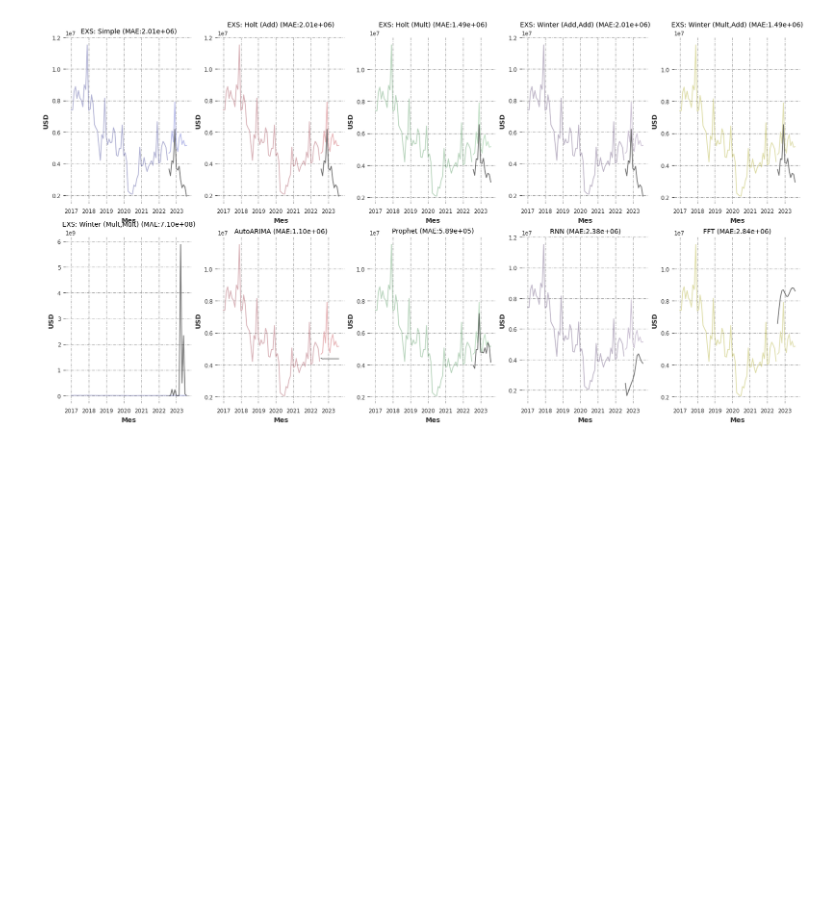
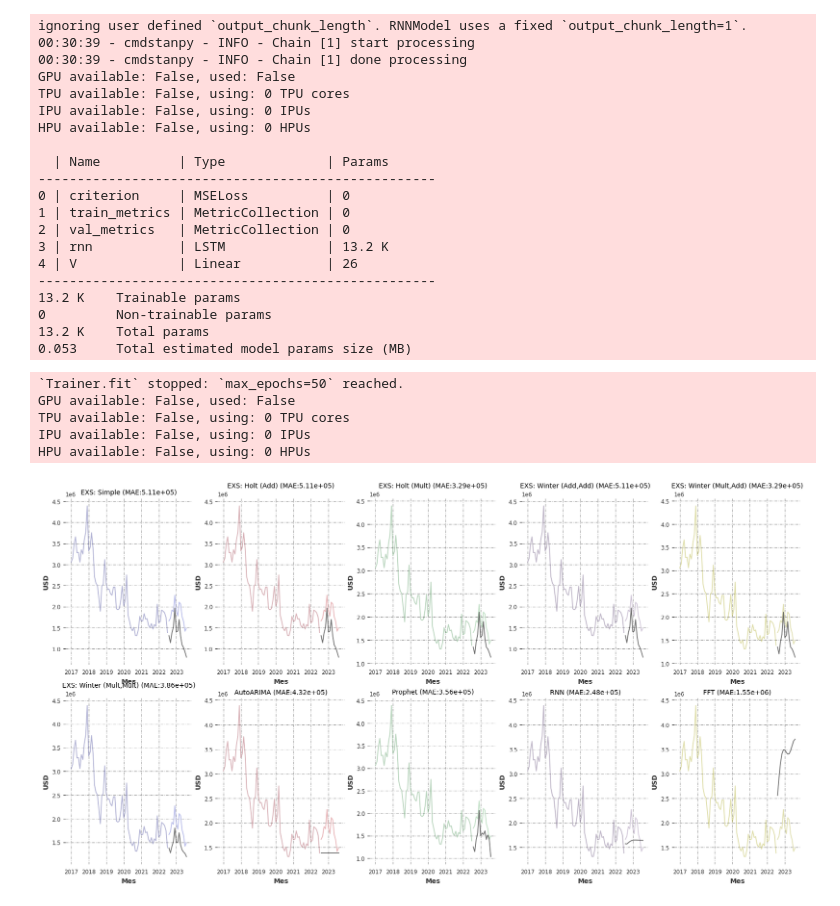
Before and after one commit to waldof86/AST, a Jupyter notebook: TP2/TP2 darts v2.ipynb, the cells around one changed output. Saved outputs shown, nothing was run; the diff lists cells and outputs as text; code cells hidden in the pictures; blank space fills up the shorter version.

```diff
--- a/TP2/TP2 darts v2.ipynb
+++ b/TP2/TP2 darts v2.ipynb
@@ -163,0 +200,33 @@ HPU available: False, using: 0 HPUs
+# %%
+serie = 'v_retail'
+data, data_ts, train, train_ts, test, test_ts = prepararDatos(df, 'mes', serie)
+resultados, predicciones = modelosDarts(train_ts, test_ts)
+
+modelos_nombres = [
+                'EXS: Simple'
+                ,'EXS: Holt (Add)'
+                ,'EXS: Holt (Mult)'
+                ,'EXS: Winter (Add,Add)'
+                ,'EXS: Winter (Mult,Add)'
+                ,'EXS: Winter (Mult,Mult)'
+                ,'AutoARIMA'
+                ,'Prophet'
+                ,'RNN'
+                ,'FFT'
+                ]
+
+p1, axes = plt.subplots(2,5,figsize=(20,10), sharex=False, sharey=False)
+
+
+for i in range(2):
+    for j in range(5):
+        axes[i,j].plot(train['y'], color = dark_palette[j], alpha=0.4)
+        axes[i,j].plot(test['y'], color = light_palette[j], alpha=0.8)
+        axes[i,j].plot(predicciones.iloc[:,i*5+j], color = '#111111', alpha=0.6)
+        axes[i,j].set_xlabel('Mes')
+        axes[i,j].set_ylabel('USD')
+        axes[i,j].set_title(f"{modelos_nombres[i*5+j]} (MAE:{resultados['MAE'][i*5+j]:.2e})")
+        axes[i,j].title.set_size(10)
+        axes[i,j].grid(True, color='0.6', dashes=(5,2,1,2))
+
+plt.show()
@@ -178,31 +274,60 @@ resultados
 # %%
+serie = 'v_super'
+data, data_ts, train, train_ts, test, test_ts = prepararDatos(df, 'mes', serie)
+resultados, predicciones = modelosDarts(train_ts, test_ts)
+
 modelos_nombres = [
                 'EXS: Simple'
                 ,'EXS: Holt (Add)'
                 ,'EXS: Holt (Mult)'
                 ,'EXS: Winter (Add,Add)'
                 ,'EXS: Winter (Mult,Add)'
                 ,'EXS: Winter (Mult,Mult)'
                 ,'AutoARIMA'
                 ,'Prophet'
                 ,'RNN'
                 ,'FFT'
                 ]
 
 p1, axes = plt.subplots(2,5,figsize=(20,10), sharex=False, sharey=False)
 
 
 for i in range(2):
     for j in range(5):
         axes[i,j].plot(train['y'], color = dark_palette[j], alpha=0.4)
         axes[i,j].plot(test['y'], color = light_palette[j], alpha=0.8)
         axes[i,j].plot(predicciones.iloc[:,i*5+j], color = '#111111', alpha=0.6)
         axes[i,j].set_xlabel('Mes')
         axes[i,j].set_ylabel('USD')
         axes[i,j].set_title(f"{modelos_nombres[i*5+j]} (MAE:{resultados['MAE'][i*5+j]:.2e})")
         axes[i,j].title.set_size(10)
         axes[i,j].grid(True, color='0.6', dashes=(5,2,1,2))
 
 plt.show()
 # %% [output]
+ignoring user defined `output_chunk_length`. RNNModel uses a fixed `output_chunk_length=1`.
+00:30:39 - cmdstanpy - INFO - Chain [1] start processing
+00:30:39 - cmdstanpy - INFO - Chain [1] done processing
+GPU available: False, used: False
+TPU available: False, using: 0 TPU cores
+IPU available: False, using: 0 IPUs
+HPU available: False, using: 0 HPUs
+
+  | Name          | Type             | Params
+---------------------------------------------------
+0 | criterion     | MSELoss          | 0
+1 | train_metrics | MetricCollection | 0
+2 | val_metrics   | MetricCollection | 0
+3 | rnn           | LSTM             | 13.2 K
+4 | V             | Linear           | 26
+---------------------------------------------------
+13.2 K    Trainable params
+0         Non-trainable params
+13.2 K    Total params
+0.053     Total estimated model params size (MB)
+`Trainer.fit` stopped: `max_epochs=50` reached.
+GPU available: False, used: False
+TPU available: False, using: 0 TPU cores
+IPU available: False, using: 0 IPUs
+HPU available: False, using: 0 HPUs
-[figure, old version]
+[figure, new version]
```
Also changed, not shown: parts of 11 cells of this notebook, 14 other files.
